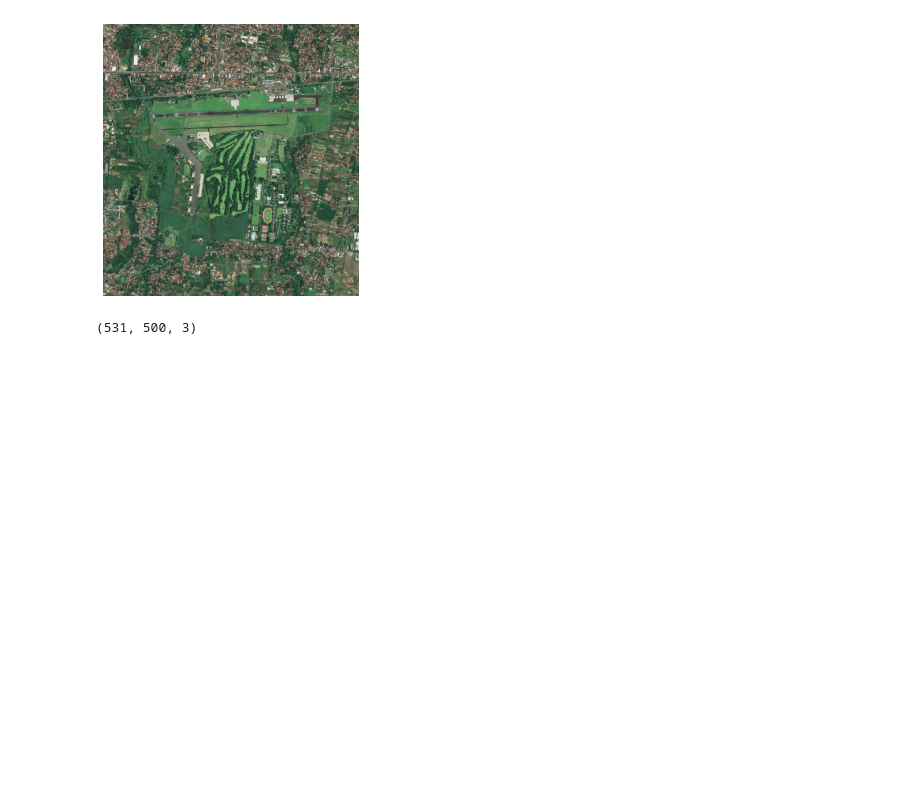
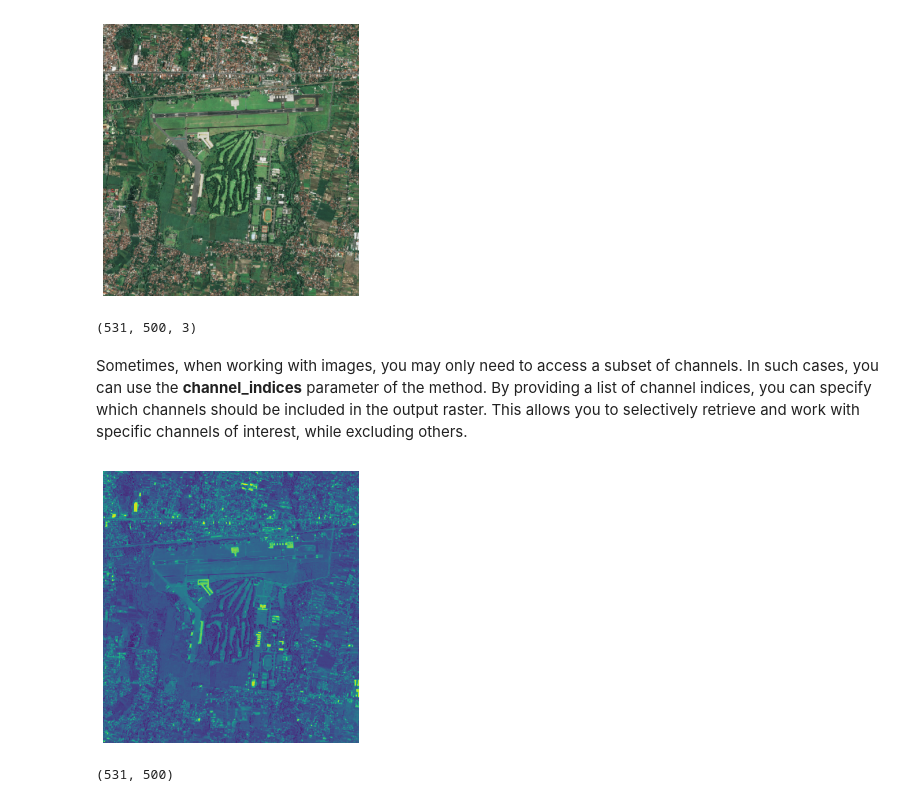
Before and after one commit to Booritas/slideio-tutorial, a Jupyter notebook: general.ipynb, the cells around one changed output. Drawn from its saved outputs; the diff is of its cells as text; code cells hidden in the pictures; blank space fills up the shorter version.

```diff
--- a/general.ipynb
+++ b/general.ipynb
@@ -578,3 +579,15 @@ show_image(block,500)
 block.shape
 # %% [output]
 (531, 500, 3)
+# %% [markdown]
+Sometimes, when working with images, you may only need to access a subset of channels. In such cases, you can use the **channel_indices** parameter of the method. By providing a list of channel indices, you can specify which channels should be included in the output raster. This allows you to selectively retrieve and work with specific channels of interest, while excluding others.
+# %%
+size = (500, 0)
+block = scene.read_block(size=size, channel_indices=[2])
+show_image(block,500)
+# %% [output]
+[figure, added]
+# %%
+block.shape
+# %% [output]
+(531, 500)
```
Also changed, not shown: parts of 5 cells of this notebook.
